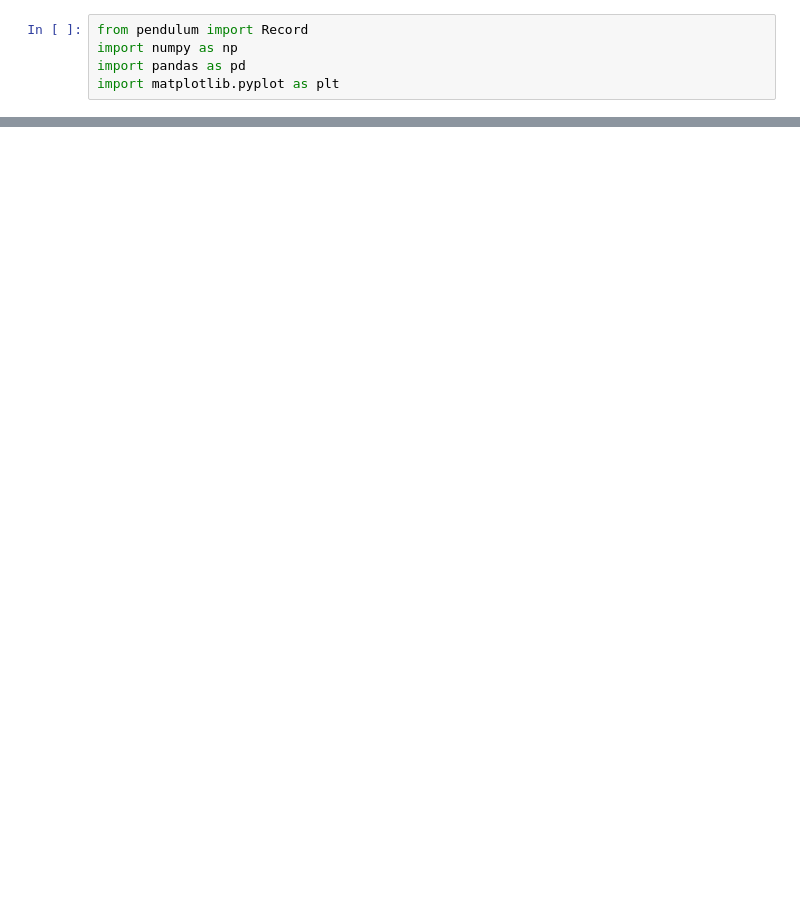
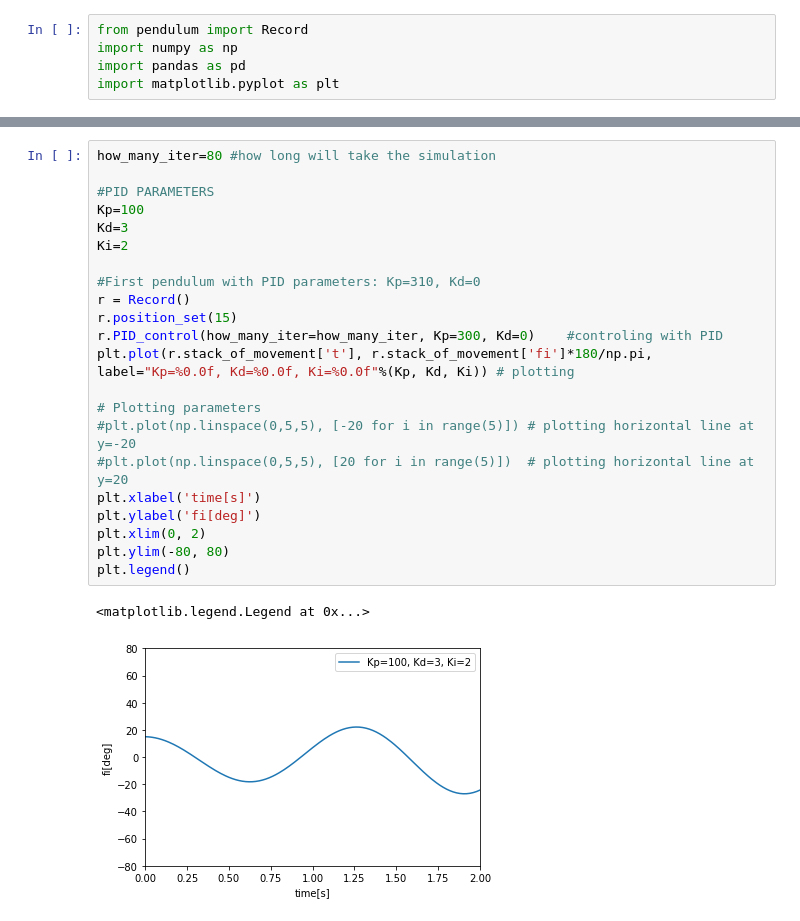
Before and after one commit to Slawomir8Mazur/Inverted_pendulum_2, a Jupyter notebook: 3_PID.ipynb, the cells around one changed output, grey strips where cells are left out. Drawn from its saved outputs; the diff is of its cells as text; blank space fills up the shorter version.

```diff
--- a/3_PID.ipynb
+++ b/3_PID.ipynb
@@ -125,0 +108,25 @@ r.visualize(['fi'], r.stack_of_movement)
+# %%
+how_many_iter=80 #how long will take the simulation
+
+#PID PARAMETERS
+Kp=100
+Kd=3
+Ki=2
+
+#First pendulum with PID parameters: Kp=310, Kd=0
+r = Record()
+r.position_set(15)
+r.PID_control(how_many_iter=how_many_iter, Kp=300, Kd=0)    #controling with PID
+plt.plot(r.stack_of_movement['t'], r.stack_of_movement['fi']*180/np.pi, label="Kp=%0.0f, Kd=%0.0f, Ki=%0.0f"%(Kp, Kd, Ki)) # plotting
+
+# Plotting parameters
+#plt.plot(np.linspace(0,5,5), [-20 for i in range(5)]) # plotting horizontal line at y=-20
+#plt.plot(np.linspace(0,5,5), [20 for i in range(5)])  # plotting horizontal line at y=20
+plt.xlabel('time[s]')
+plt.ylabel('fi[deg]')
+plt.xlim(0, 2)
+plt.ylim(-80, 80)
+plt.legend()
+# %% [output]
+<matplotlib.legend.Legend at 0x...>
+[figure, added]
```
Also changed, not shown: parts of 68 cells of this notebook, 6 other files.
